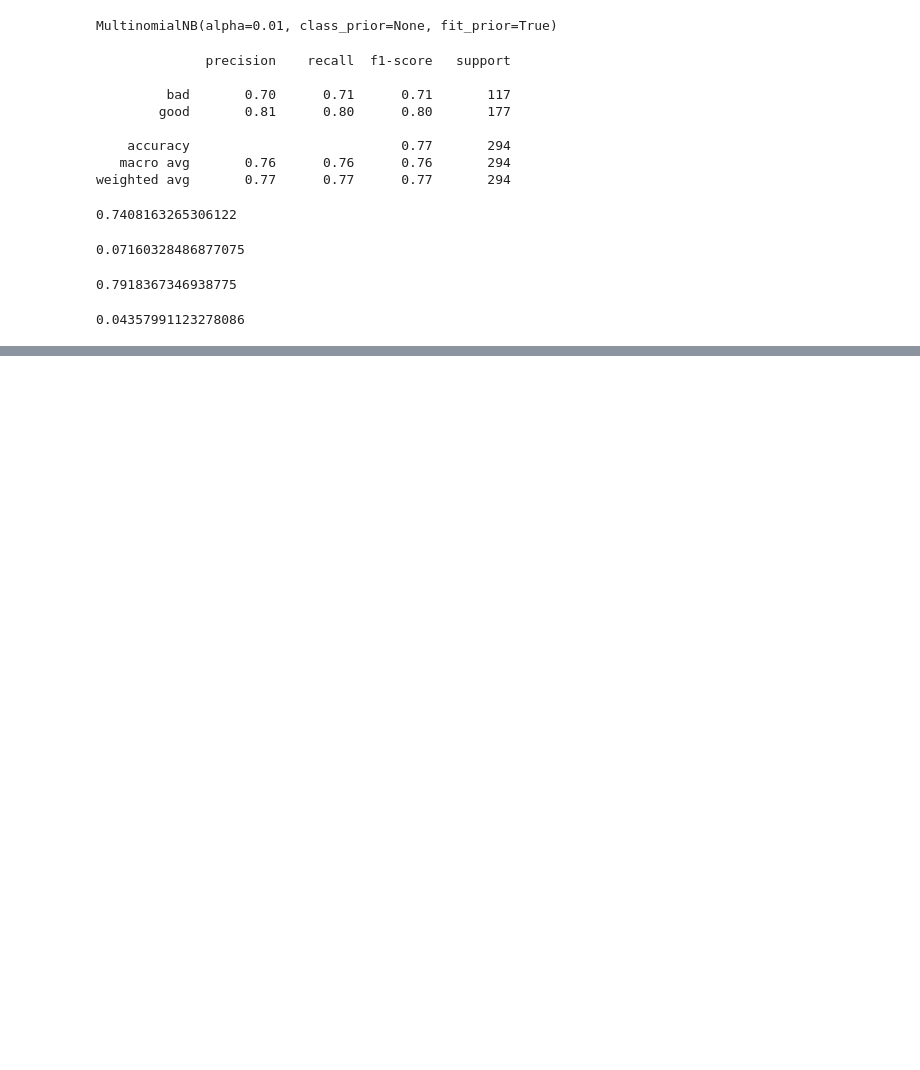
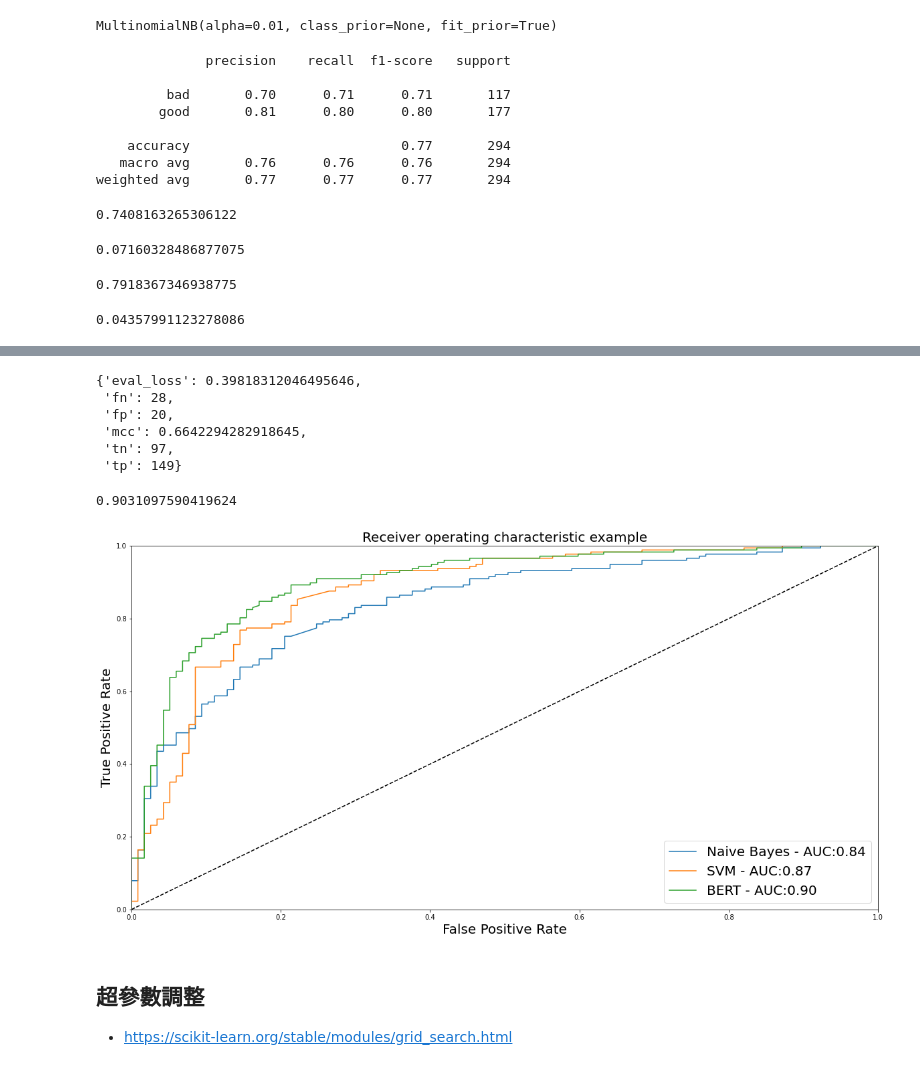
Before and after one commit to ywchiu/tibame_tm, a Jupyter notebook: Demo20200909.ipynb, the cells around one changed output, grey strips where cells are left out. Cells and saved outputs as stored; diff of their text form; code cells hidden in the pictures; blank space fills up the shorter version.

```diff
--- a/Demo20200909.ipynb
+++ b/Demo20200909.ipynb
@@ -407,0 +499,3 @@ scores2.std()
+# %%
+from simpletransformers.classification import ClassificationModel
+clf4 = ClassificationModel('bert', 'bert-base-chinese')
@@ -407,0 +508,46 @@ scores2.std()
+# %%
+clf4.train_model(train_df, args = {'overwrite_output_dir': True})
+# %%
+result, model_output, wrong_predictions = clf4.eval_model(eval_df)
+# %%
+result
+# %% [output]
+{'eval_loss': 0.39818312046495646,
+ 'fn': 28,
+ 'fp': 20,
+ 'mcc': 0.6642294282918645,
+ 'tn': 97,
+ 'tp': 149}
+# %%
+fpr2, tpr2, threshold2 = roc_curve(eval_df['status'], model_output[:,1])
+# %%
+auc(fpr2, tpr2)
+# %% [output]
+0.9031097590419624
+# %%
+from sklearn.metrics import auc
+plt.figure(figsize= [20,10])
+for clf, title in zip([clf1,clf2, clf4], ['Naive Bayes', 'SVM', 'BERT']):
+  if title != 'BERT':
+    probas_ = clf.fit(train_x, train_y).predict_proba(test_x)
+    test_y2 = np.array([1 if e == 'good' else 0 for e in test_y])
+    fpr, tpr, thresholds = roc_curve(test_y2, probas_[:, 1])
+    plt.plot(fpr, tpr, label='%s - AUC:%.2f'%(title, auc(fpr, tpr)) )
+  else:
+    # BERT MODEL
+    result, model_output, wrong_predictions = clf4.eval_model(eval_df)
+    fpr2, tpr2, threshold2 = roc_curve(eval_df['status'], model_output[:,1])
+    plt.plot(fpr2, tpr2, label='%s - AUC:%.2f'%(title, auc(fpr2, tpr2)) )
+plt.plot([0, 1], [0, 1], 'k--')
+plt.xlim([0.0, 1.0])
+plt.ylim([0.0, 1.0])
+plt.xlabel('False Positive Rate', fontsize = 20)
+plt.ylabel('True Positive Rate', fontsize = 20)
+plt.title('Receiver operating characteristic example', fontsize = 20)
+plt.legend(loc="lower right", fontsize = 20)
+plt.show()
+# %% [output]
+[figure, added]
+# %% [markdown]
+## 超參數調整
+- https://scikit-learn.org/stable/modules/grid_search.html
```
Also changed, not shown: parts of 30 cells of this notebook.
